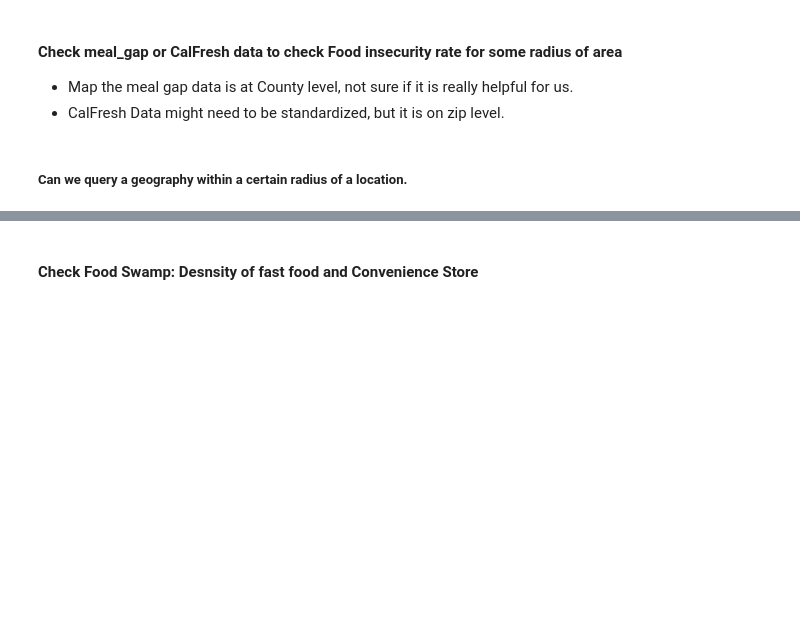
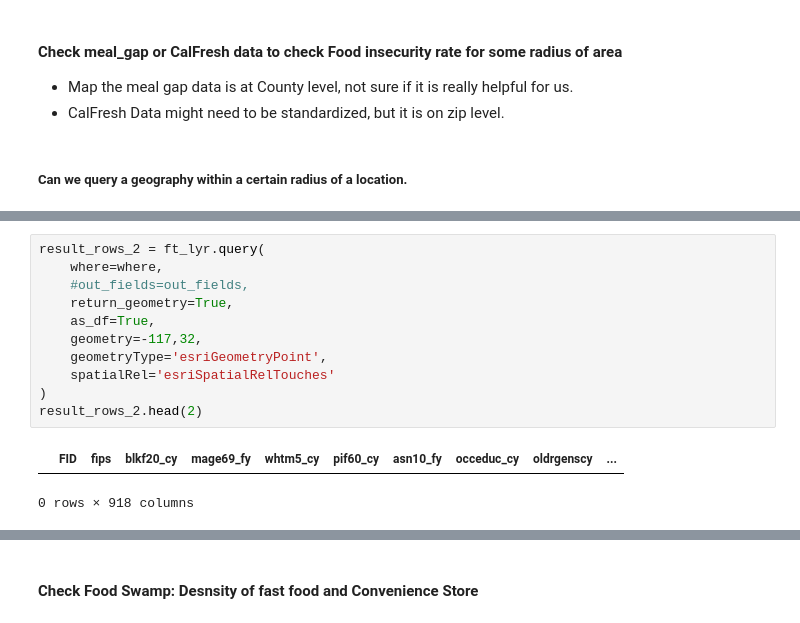
Before and after one commit to amoltkale/ai_chatbot_food_knowledge_graph, a Jupyter notebook: arc_gis/location_questions_answers/question_strategy.ipynb, the cells around one changed output, grey strips where cells are left out. Saved outputs shown, nothing was run; the diff lists cells and outputs as text; blank space fills up the shorter version.

```diff
--- a/arc_gis/location_questions_answers/question_strategy.ipynb
+++ b/arc_gis/location_questions_answers/question_strategy.ipynb
@@ -23,0 +136,14 @@ from utils import get_config
+# %%
+result_rows_2 = ft_lyr.query(
+    where=where,
+    #out_fields=out_fields,
+    return_geometry=True,
+    as_df=True,
+    geometry=-117,32,
+    geometryType='esriGeometryPoint',
+    spatialRel='esriSpatialRelTouches'
+)
+result_rows_2.head(2)
+# %% [output]
+|  | FID | fips | blkf20_cy | mage69_fy | whtm5_cy | pif60_cy | asn10_fy | occeduc_cy | oldrgenscy | ... |
+0 rows × 918 columns
```
Also changed, not shown: parts of 19 cells of this notebook, 1 other file.
